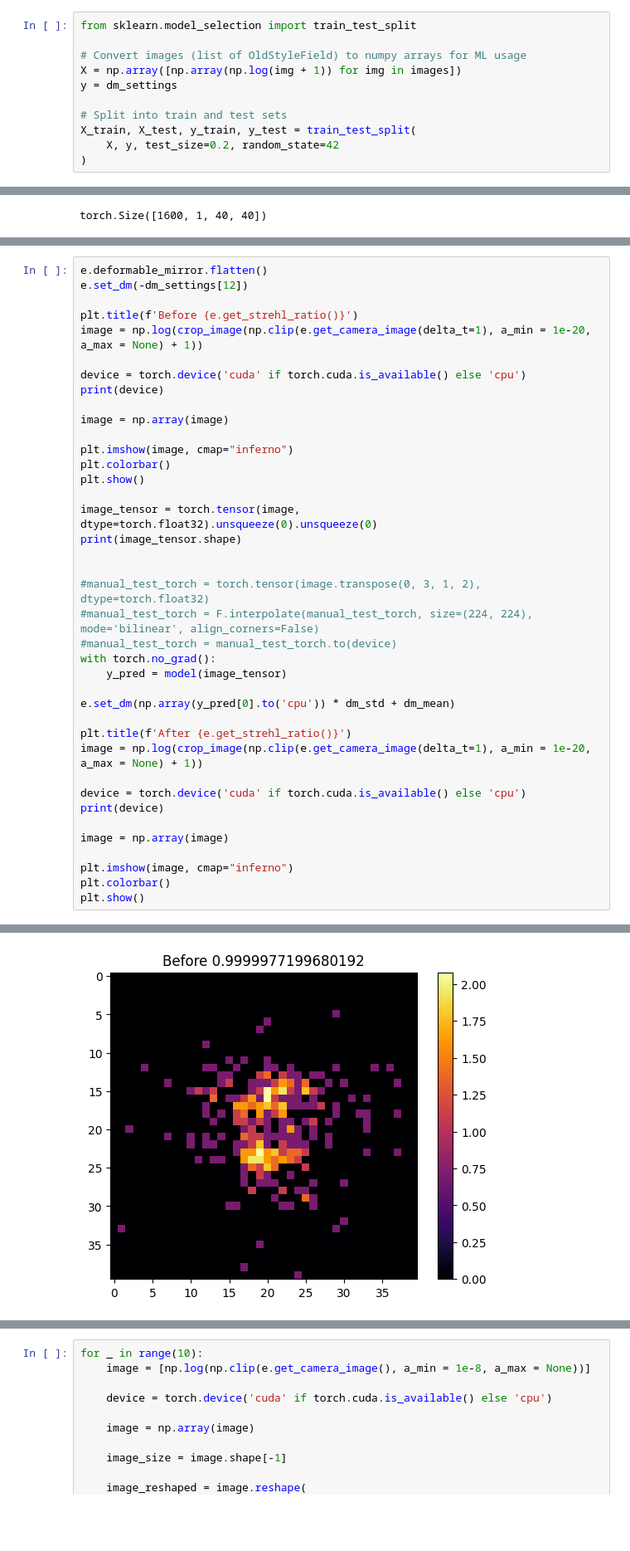
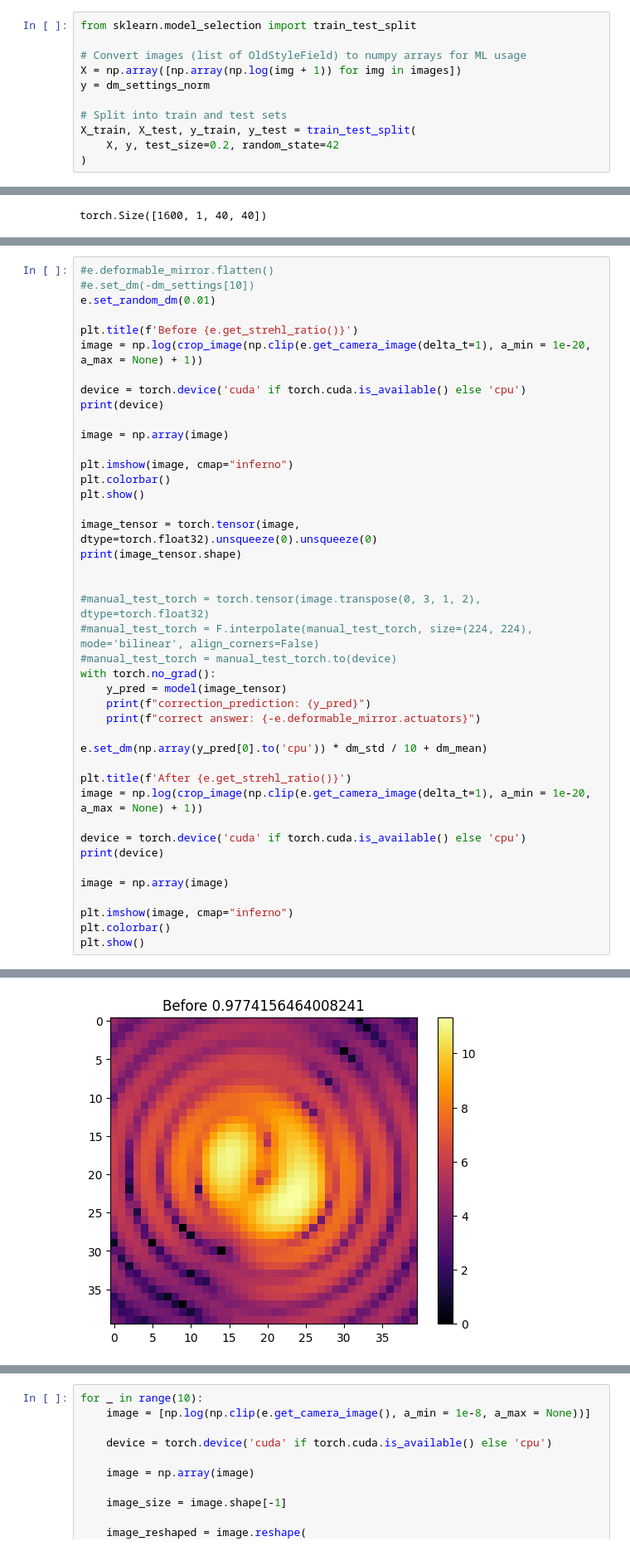
Before and after one commit to AlexeiKorolev/NASA-RL-Wavefront-Control, a Jupyter notebook: RL/data_generator.ipynb, the cells around one changed output, grey strips where cells are left out. Shown at 83% size. Saved outputs shown, nothing was run; the diff lists cells and outputs as text; blank space fills up the shorter version.

```diff
--- a/RL/data_generator.ipynb
+++ b/RL/data_generator.ipynb
@@ -72,7 +72,7 @@ from sklearn.model_selection import train_test_split
 
 # Convert images (list of OldStyleField) to numpy arrays for ML usage
 X = np.array([np.array(np.log(img + 1)) for img in images])
-y = dm_settings
+y = dm_settings_norm
 
 # Split into train and test sets
 X_train, X_test, y_train, y_test = train_test_split(
@@ -229,8 +229,9 @@ plt.colorbar()
 <matplotlib.colorbar.Colorbar at 0x...>
 [figure]
 # %%
-e.deformable_mirror.flatten()
-e.set_dm(-dm_settings[12])
+#e.deformable_mirror.flatten()
+#e.set_dm(-dm_settings[10])
+e.set_random_dm(0.01)
 
 plt.title(f'Before {e.get_strehl_ratio()}')
 image = np.log(crop_image(np.clip(e.get_camera_image(delta_t=1), a_min = 1e-20, a_max = None) + 1))
@@ -241,33 +242,35 @@ print(device)
 image = np.array(image)
 
 plt.imshow(image, cmap="inferno")
 plt.colorbar()
 plt.show()
 
 image_tensor = torch.tensor(image, dtype=torch.float32).unsqueeze(0).unsqueeze(0)
 print(image_tensor.shape)
 
 
 #manual_test_torch = torch.tensor(image.transpose(0, 3, 1, 2), dtype=torch.float32)
 #manual_test_torch = F.interpolate(manual_test_torch, size=(224, 224), mode='bilinear', align_corners=False)
 #manual_test_torch = manual_test_torch.to(device)
 with torch.no_grad():
     y_pred = model(image_tensor)
+    print(f"correction_prediction: {y_pred}")
+    print(f"correct answer: {-e.deformable_mirror.actuators}")
 
-e.set_dm(np.array(y_pred[0].to('cpu')) * dm_std + dm_mean)
+e.set_dm(np.array(y_pred[0].to('cpu')) * dm_std / 10 + dm_mean)
 
 plt.title(f'After {e.get_strehl_ratio()}')
 image = np.log(crop_image(np.clip(e.get_camera_image(delta_t=1), a_min = 1e-20, a_max = None) + 1))
 
 device = torch.device('cuda' if torch.cuda.is_available() else 'cpu')
 print(device)
 
 image = np.array(image)
 
 plt.imshow(image, cmap="inferno")
 plt.colorbar()
 plt.show()
 # %% [output]
 cuda
-[figure, old version]
+[figure, new version]
 torch.Size([1, 1, 40, 40])
```
Also changed, not shown: parts of 4 cells of this notebook, 1 other file.
